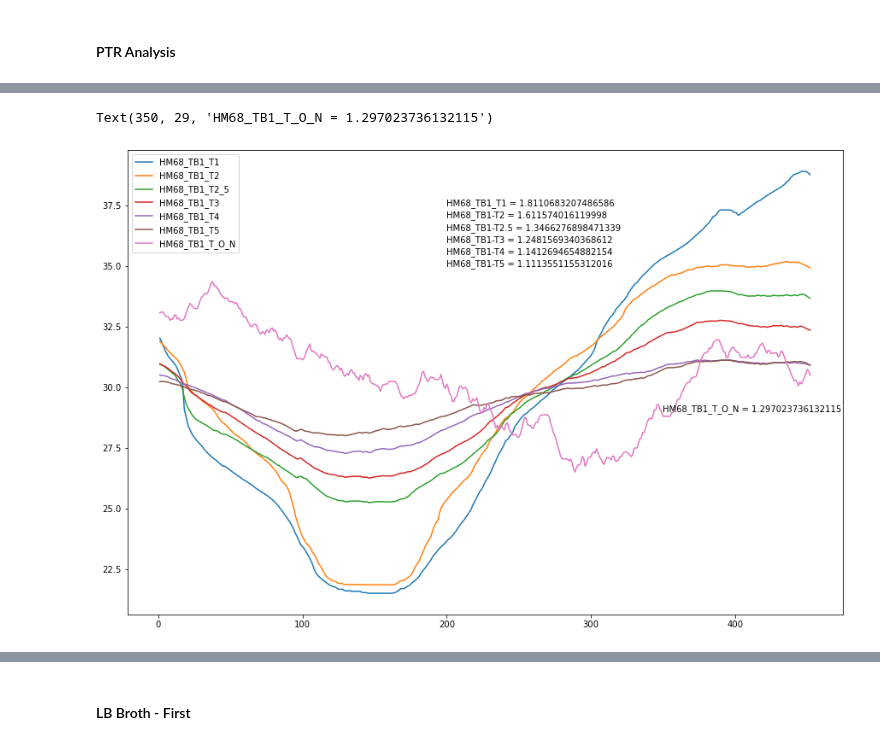
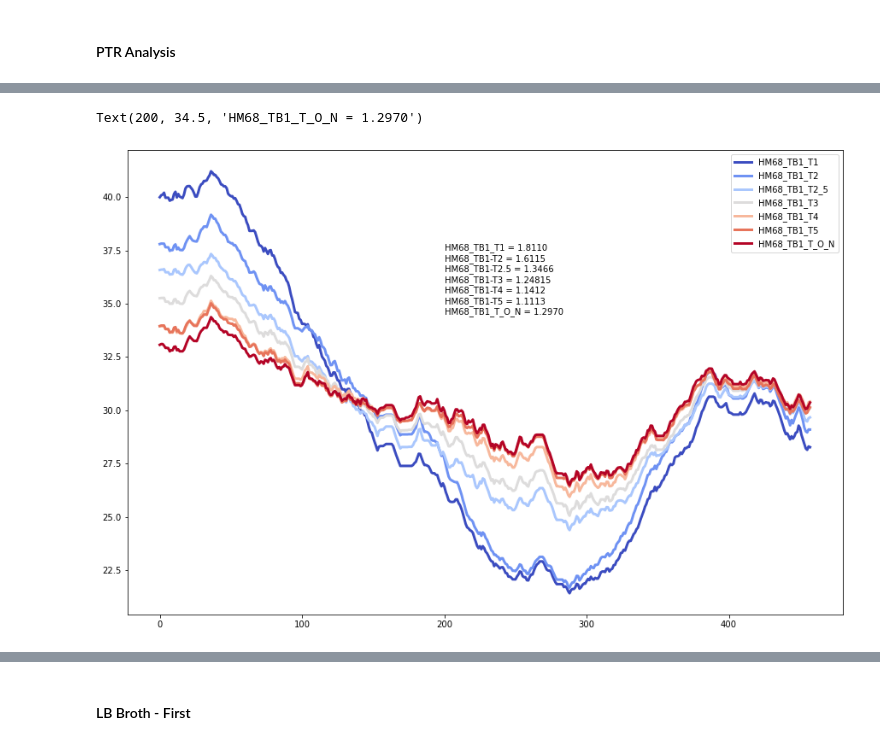
Before and after one commit to alipirani88/Growth-rate-estimate_SMAKE, a Jupyter notebook: 2023-06-21_Ecoli_UTI_PTR.ipynb, the cells around one changed output, grey strips where cells are left out. Cells and saved outputs as stored; diff of their text form; code cells hidden in the pictures.

```diff
--- a/2023-06-21_Ecoli_UTI_PTR.ipynb
+++ b/2023-06-21_Ecoli_UTI_PTR.ipynb
@@ -244,19 +253,22 @@ HM68_TB1['HM68_TB1_T3']=HM68_TB1['HM68_TB1_T3'].astype(float)
 HM68_TB1['HM68_TB1_T4']=HM68_TB1['HM68_TB1_T4'].astype(float)
 HM68_TB1['HM68_TB1_T5']=HM68_TB1['HM68_TB1_T5'].astype(float)
 HM68_TB1['HM68_TB1_T_O_N']=HM68_TB1['HM68_TB1_T_O_N'].astype(float)
+# %%
+
+HM68_TB1 = HM68_TB1.drop(['bin'], axis=1)
 # %%
 fig, ax = plt.subplots(1, 1)
-HM68_TB1.plot(legend=True, ax=ax)
-ax.text(200, 37.5, 'HM68_TB1_T1 = 1.8110683207486586', fontsize = 10)
-ax.text(200, 36.5, 'HM68_TB1-T2.5 = 1.3466276898471339', fontsize = 10)
-ax.text(200, 37, 'HM68_TB1-T2 = 1.611574016119998', fontsize = 10)
-ax.text(200, 36, 'HM68_TB1-T3 = 1.2481569340368612', fontsize = 10)
-ax.text(200, 35.5, 'HM68_TB1-T4 = 1.1412694654882154', fontsize = 10)
-ax.text(200, 35, 'HM68_TB1-T5 = 1.1113551155312016', fontsize = 10)
-ax.text(350, 29, 'HM68_TB1_T_O_N = 1.297023736132115', fontsize = 10)
+HM68_TB1.plot(legend=True, ax=ax, colormap='coolwarm', lw=3)
+ax.text(200, 37.5, 'HM68_TB1_T1 = 1.8110', fontsize = 10)
+ax.text(200, 36.5, 'HM68_TB1-T2.5 = 1.3466', fontsize = 10)
+ax.text(200, 37, 'HM68_TB1-T2 = 1.6115', fontsize = 10)
+ax.text(200, 36, 'HM68_TB1-T3 = 1.24815', fontsize = 10)
+ax.text(200, 35.5, 'HM68_TB1-T4 = 1.1412', fontsize = 10)
+ax.text(200, 35, 'HM68_TB1-T5 = 1.1113', fontsize = 10)
+ax.text(200, 34.5, 'HM68_TB1_T_O_N = 1.2970', fontsize = 10)
 # %% [output]
-Text(350, 29, 'HM68_TB1_T_O_N = 1.297023736132115')
+Text(200, 34.5, 'HM68_TB1_T_O_N = 1.2970')
-[figure, old version]
+[figure, new version]
 # %%
 HM86_TB1_T1a = pd.read_csv('TB1/HM86_TB1-T1a/HM86_TB1-T1a.bed_perc_bins.csv', names=['bin', 'HM86_TB1_T1a'], header=None, dtype=float, skiprows=[0])
 HM86_TB1_T1b = pd.read_csv('TB1/HM86_TB1-T1b/HM86_TB1-T1b.bed_perc_bins.csv', names=['bin', 'HM68_TB1_T1b'], header=None, dtype=float, skiprows=[0])
```
Also changed, not shown: parts of 43 cells of this notebook.
